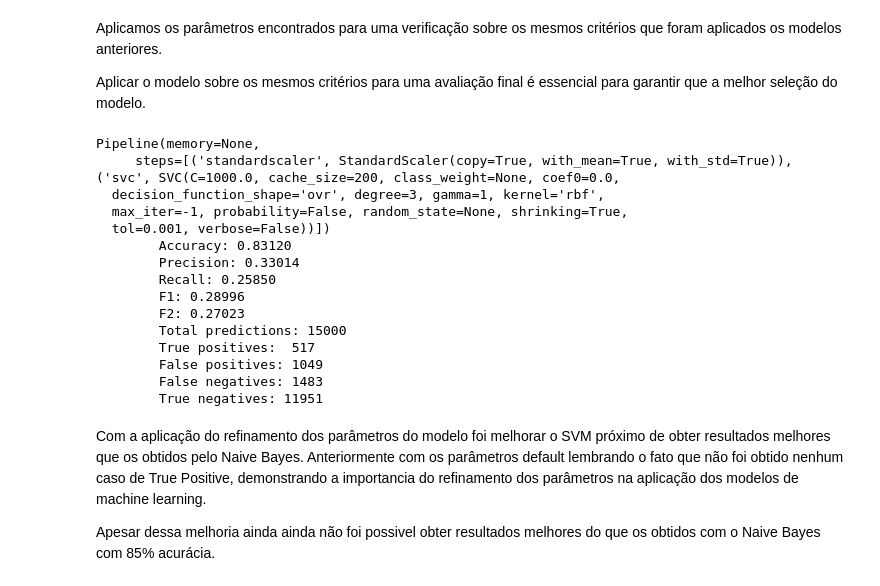
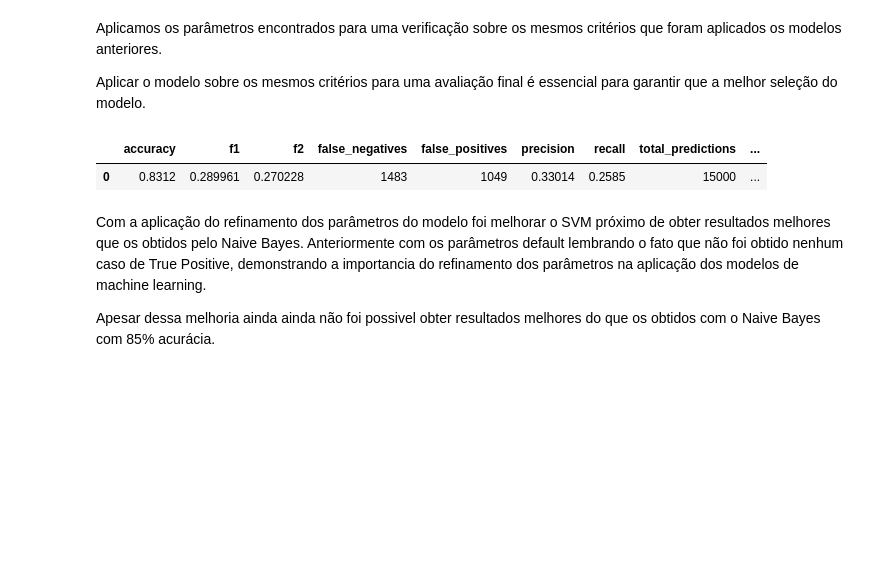
Before and after one commit to ChristianNogueira/udacity_machine_learning, a Jupyter notebook: final_project/final_project.ipynb, the cells around one changed output. Saved outputs shown, nothing was run; the diff lists cells and outputs as text; code cells hidden in the pictures; blank space fills up the shorter version.

```diff
--- a/final_project/final_project.ipynb
+++ b/final_project/final_project.ipynb
@@ -554,4 +623,7 @@ do PCA.
 # %%
+cols = list(features_select_sequence[3])
+features_select = data_df.loc[:, cols].fillna(0)
+
 # seleção das variáveis para aplicar no tester.py
 # a primeira variável necessita ser o poi
 features_list = ['poi', 'exercised_stock_options', 'total_stock_value', 'bonus', 'salary']
@@ -609,31 +689,18 @@ garantir que a melhor seleção do modelo.
 # %%
 # definição dos melhores parâmetros encontrados
 svc = SVC(kernel = 'rbf',
           gamma = 1,
           C = 1000.0)
 
 sss = StratifiedShuffleSplit(n_splits = 1000, random_state = 42)
 clf = make_pipeline(StandardScaler(), svc)
 
 # testado sobre o features_select e labels_poi por serem do tipo dataframe
 # compatíveis com a função tester criara
-tester(clf, sss, features_select, labels_poi)
+pd.DataFrame(tester(clf, sss, features_select, labels_poi), index=[0])
 # %% [output]
-Pipeline(memory=None,
-     steps=[('standardscaler', StandardScaler(copy=True, with_mean=True, with_std=True)), ('svc', SVC(C=1000.0, cache_size=200, class_weight=None, coef0=0.0,
-  decision_function_shape='ovr', degree=3, gamma=1, kernel='rbf',
-  max_iter=-1, probability=False, random_state=None, shrinking=True,
-  tol=0.001, verbose=False))])
-        Accuracy: 0.83120
-        Precision: 0.33014
-        Recall: 0.25850
-        F1: 0.28996
-        F2: 0.27023
-        Total predictions: 15000
-        True positives:  517
-        False positives: 1049
-        False negatives: 1483
-        True negatives: 11951
+|  | accuracy | f1 | f2 | false_negatives | false_positives | precision | recall | total_predictions | ... |
+| 0 | 0.8312 | 0.289961 | 0.270228 | 1483 | 1049 | 0.33014 | 0.2585 | 15000 | ... |
 # %% [markdown]
 Com a aplicação do refinamento dos parâmetros do modelo foi melhorar o SVM próximo
 de obter resultados melhores que os obtidos pelo Naive Bayes. Anteriormente com os
```
Also changed, not shown: parts of 37 cells of this notebook, 1 other file.
